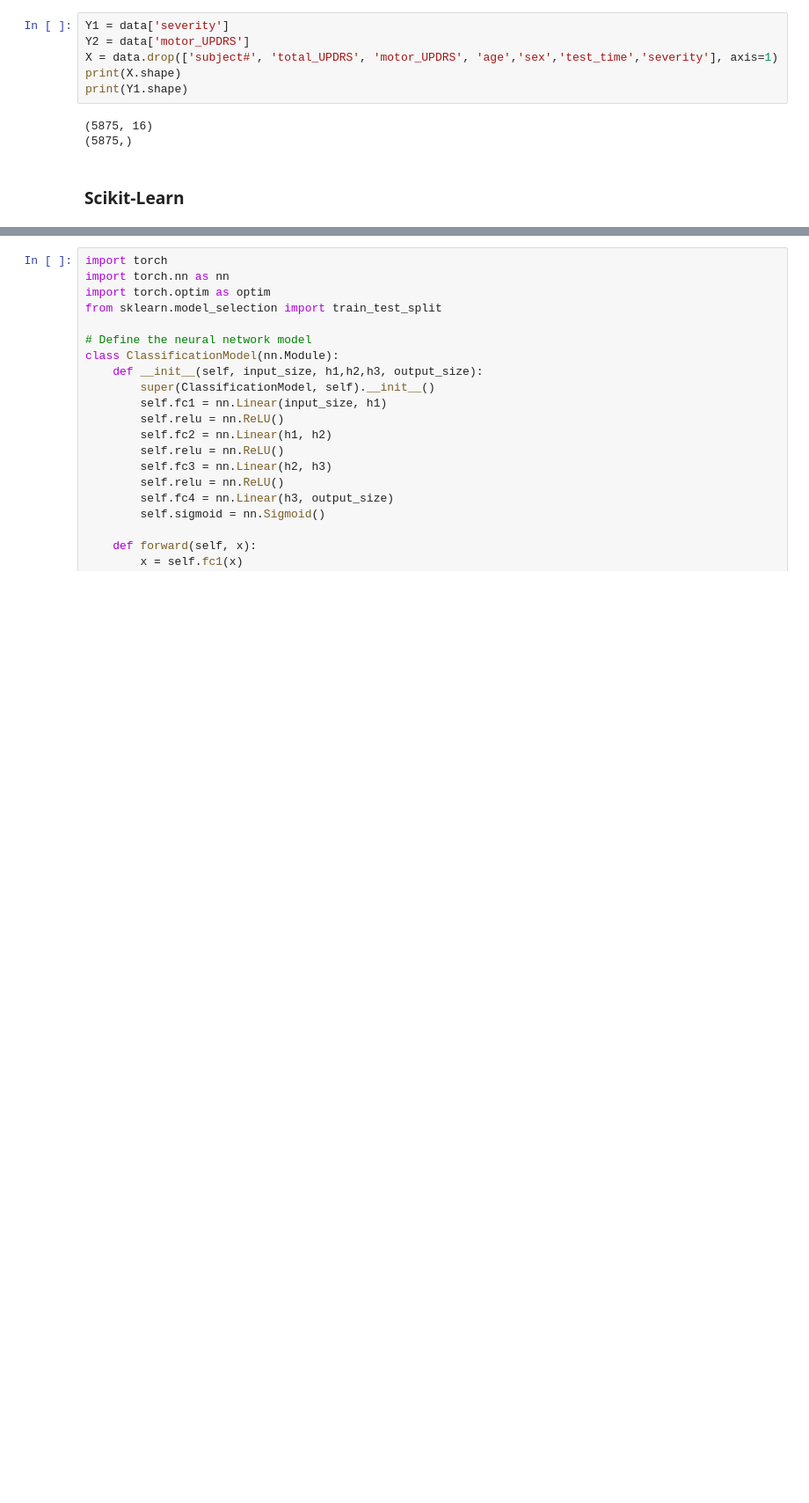
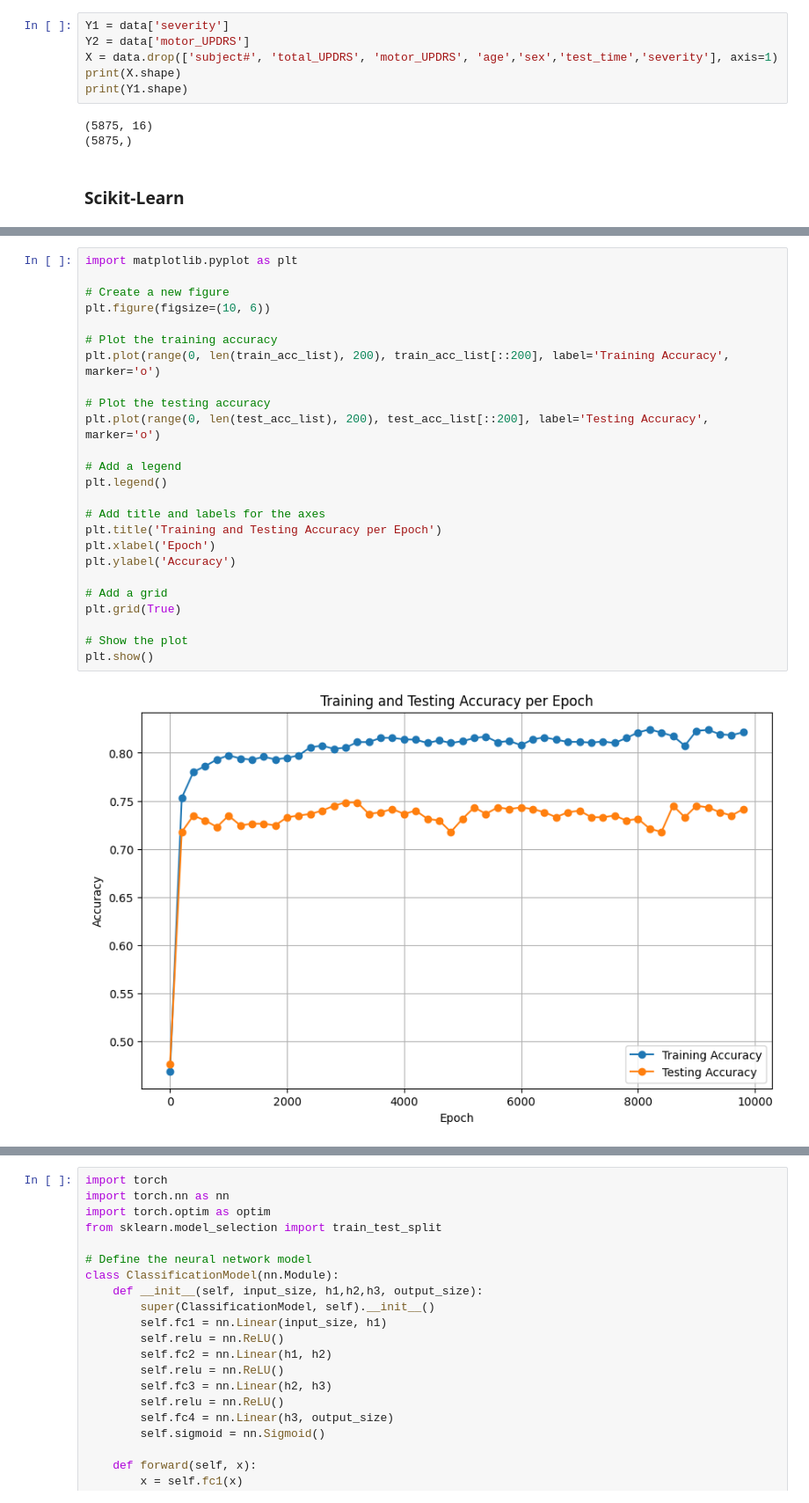
Before and after one commit to Samaresh-16/Parkinson_deepLearning, a Jupyter notebook: Codes/UPDRS.ipynb, the cells around one changed output, grey strips where cells are left out. Shown at 88% size. Saved outputs shown, nothing was run; the diff lists cells and outputs as text; blank space fills up the shorter version.

Commit message:
Error Plots done

```diff
--- a/Codes/UPDRS.ipynb
+++ b/Codes/UPDRS.ipynb
@@ -140,3 +186,30 @@ print(Y1.shape)
+# %%
+import matplotlib.pyplot as plt
+
+# Create a new figure
+plt.figure(figsize=(10, 6))
+
+# Plot the training accuracy
+plt.plot(range(0, len(train_acc_list), 200), train_acc_list[::200], label='Training Accuracy', marker='o')
+
+# Plot the testing accuracy
+plt.plot(range(0, len(test_acc_list), 200), test_acc_list[::200], label='Testing Accuracy', marker='o')
+
+# Add a legend
+plt.legend()
+
+# Add title and labels for the axes
+plt.title('Training and Testing Accuracy per Epoch')
+plt.xlabel('Epoch')
+plt.ylabel('Accuracy')
+
+# Add a grid
+plt.grid(True)
+
+# Show the plot
+plt.show()
+# %% [output]
+[figure, added]
 # %%
 from sklearn.neural_network import MLPClassifier
 from sklearn.metrics import accuracy_score
```
Also changed, not shown: parts of 2 cells of this notebook, 1 other file.
